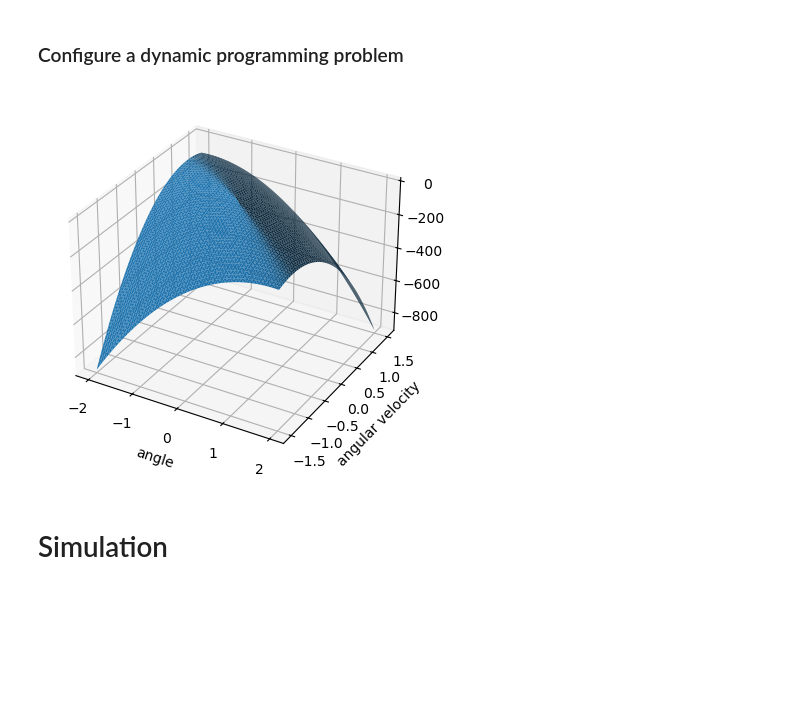
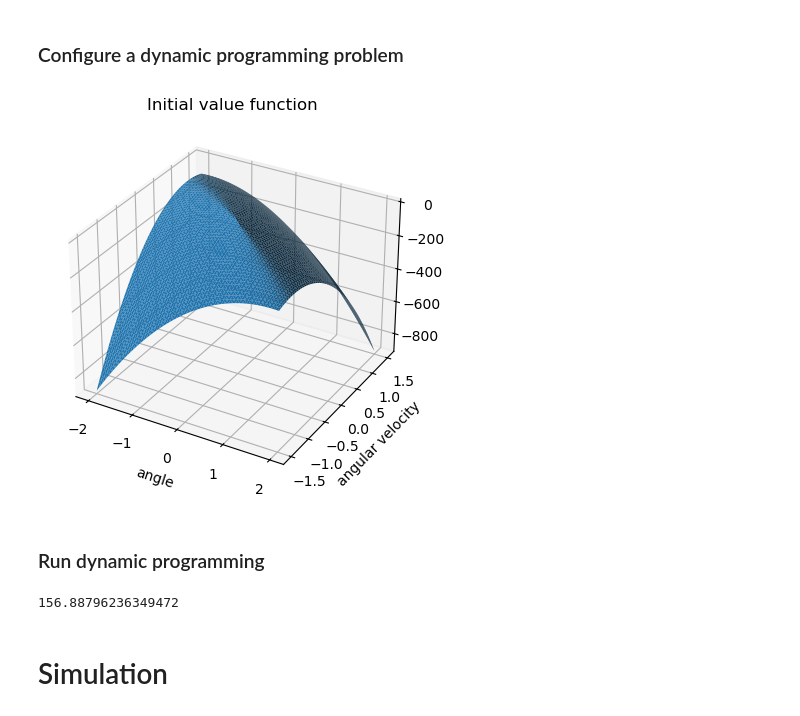
Before and after one commit to maalberg/safely, a Jupyter notebook: safely_pendulum.ipynb, the cells around one changed output. Drawn from its saved outputs; the diff is of its cells as text; code cells hidden in the pictures; blank space fills up the shorter version.

Commit message:
introduce a class for policy iteration

```diff
--- a/safely_pendulum.ipynb
+++ b/safely_pendulum.ipynb
@@ -35,11 +37,11 @@ torque_max = gravity * mass_true * length_true * np.sin(angle_max)
 action_max = torque_max
 
 # instantiate two types of inverted pendulum dynamics, with wrong anf true parameters
-dynamics = fun.pendulum_inv(
+pendulum = fun.pendulum_inv(
     mass, length, friction,
     normalization=(state_max, action_max))
 
-dynamics_true = fun.pendulum_inv(
+pendulum_true = fun.pendulum_inv(
     mass_true, length_true, friction_true,
     normalization=(state_max, action_max))
 # %% [markdown]
@@ -65,7 +67,7 @@ Discretization step equals 0.002
 # ---------------------------------------------------------------------------*/
 # - linearize model dynamics
 
-a, b = dynamics.linearize()
+a, b = pendulum.linearize()
 
 dyn_linear = fun.linear([a, b])
 dyn_angle_linear = fun.linear([a[[0], :], b[[0], :]])
@@ -83,6 +85,9 @@ r = 1.2 * np.array([[1.0]])
 
 # compute an optimal policy for the linearized model dynamics
 lqr_ctl, lqr_solution = utils.make_dlqr(a, b, q, r)
+
+# lqr policy is u = -K*x,
+# where x is the state and K is the full-state feedback matrix
 policy_initial = fun.saturated(fun.linear([-lqr_ctl]), 1.0)
 # %% [markdown]
 ### Definition of stochastic models
@@ -91,7 +96,7 @@ policy_initial = fun.saturated(fun.linear([-lqr_ctl]), 1.0)
 # - model uncertainty
 
 ab = np.column_stack((a, b))
-ab_true = np.column_stack((dynamics_true.linearize()))
+ab_true = np.column_stack((pendulum_true.linearize()))
 
 # compute error (variance) between the true and wrong dynamics, and
 # clip values that are too small
@@ -108,15 +113,10 @@ error_velocity = (
     gpy.kern.Matern32(1, lengthscale=1, active_dims=[0]) *
     gpy.kern.Linear(1, variances=dyn_error[1, 1]))
 
-dyn_angle = fun.dynamics(
-    dyn_angle_linear,
-    policy=policy_initial,
-    error=error_angle)
-
-dyn_velocity = fun.dynamics(
-    dyn_velocity_linear,
-    policy=policy_initial,
-    error=error_velocity)
+# use error information to instantiate stochastic dynamics,
+# but do not set any policies right now
+dyn_angle = fun.dynamics(dyn_angle_linear, error=error_angle)
+dyn_velocity = fun.dynamics(dyn_velocity_linear, error=error_velocity)
 
 # stack together stochastic functions, which are scalar, to form a vector-valued function
 dyn = fun.stochastic_stacked([dyn_angle, dyn_velocity])
@@ -127,30 +127,55 @@ dyn = fun.stochastic_stacked([dyn_angle, dyn_velocity])
 # %%
 # ---------------------------------------------------------------------------*/
 # - initial lyapunov function candidate
 
 # an initial lyapunov function is quadratic and based on the initial optimal policy
 lyap_initial = fun.quadratic(lqr_solution)
+
+
+# ---------------------------------------------------------------------------*/
+# - reward function
+
+# rewards are strictly negative away from the origin
+reward = fun.quadratic(linalg.block_diag(-q, -r))
 
 
 # ---------------------------------------------------------------------------*/
 # - auxiliary domain for value discretization
 
 # to speed up processing time this value function is discretized coarsely
 domain_value = dom.gridworld(dims_lim, dims_sz=55)
 
 
 # ---------------------------------------------------------------------------*/
 # - value function approximated using triangulation
 
 # value is initialized with negative values of the initial lyapunov function
 value = fun.triangulation(domain_value, -lyap_initial(domain_value.states))
 
 fig, ax = utils.plot3d_triangulation(value)
+ax.set_title('Initial value function')
 ax.set_xlabel("angle")
 ax.set_ylabel("angular velocity")
 plt.show()
+
+
+# ---------------------------------------------------------------------------*/
+# - policy iteration
+
+# use policy iteration to solve this reinforcement learning problem
+rl = lrn.policy_iter(policy_initial, dyn, reward, value)
 # %% [output]
-[figure, old version]
+[figure, new version]
+# %% [markdown]
+### Run dynamic programming
+# %%
+states = domain.sample_continuous(100)
+values = rl.evaluate(states)
+
+loss = -np.mean(values)
+print(loss)
+# %% [output]
+156.88796236349472
 # %% [markdown]
 # Simulation
 # %%
```
Also changed, not shown: parts of 2 cells of this notebook, 1 other file.
